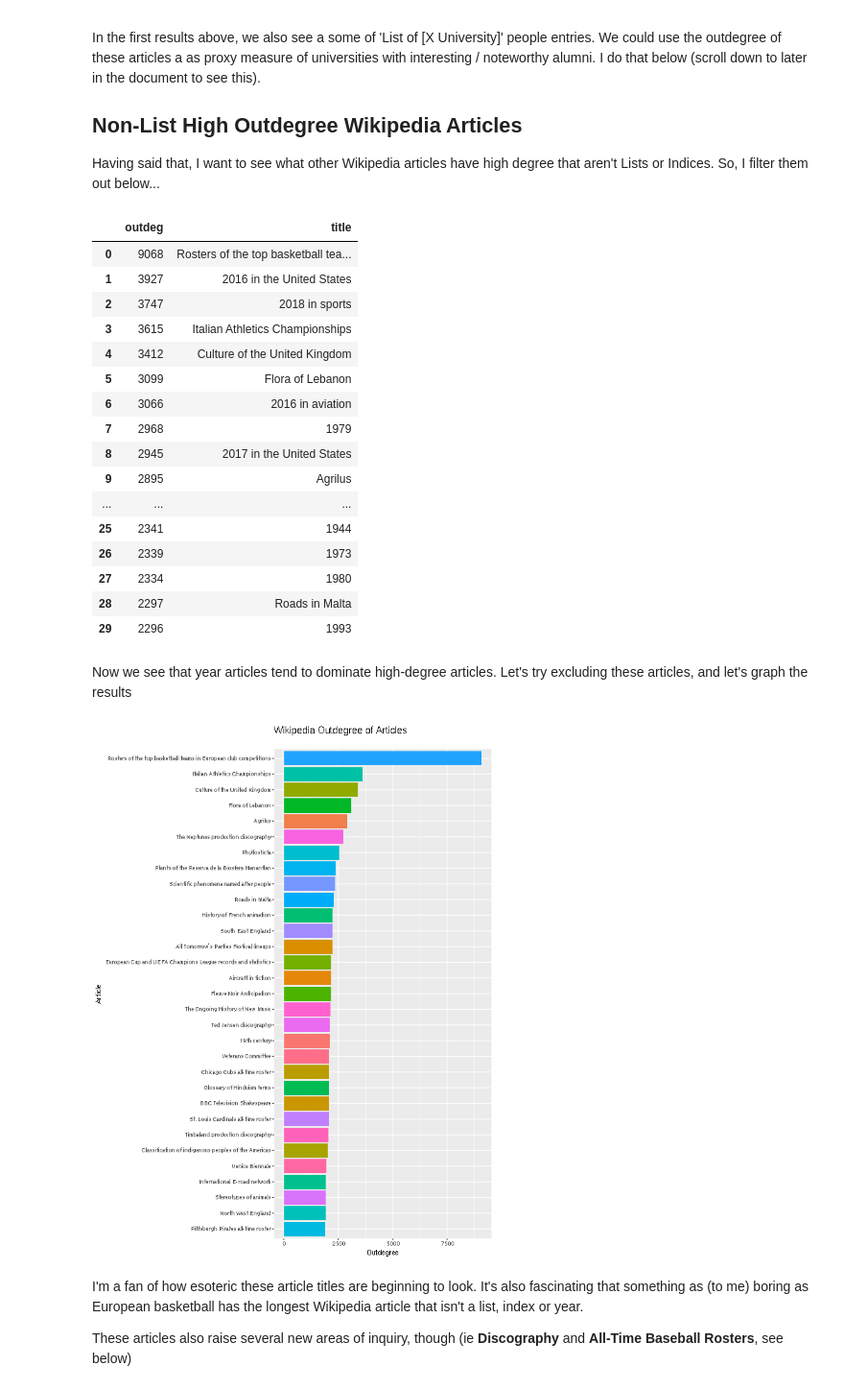
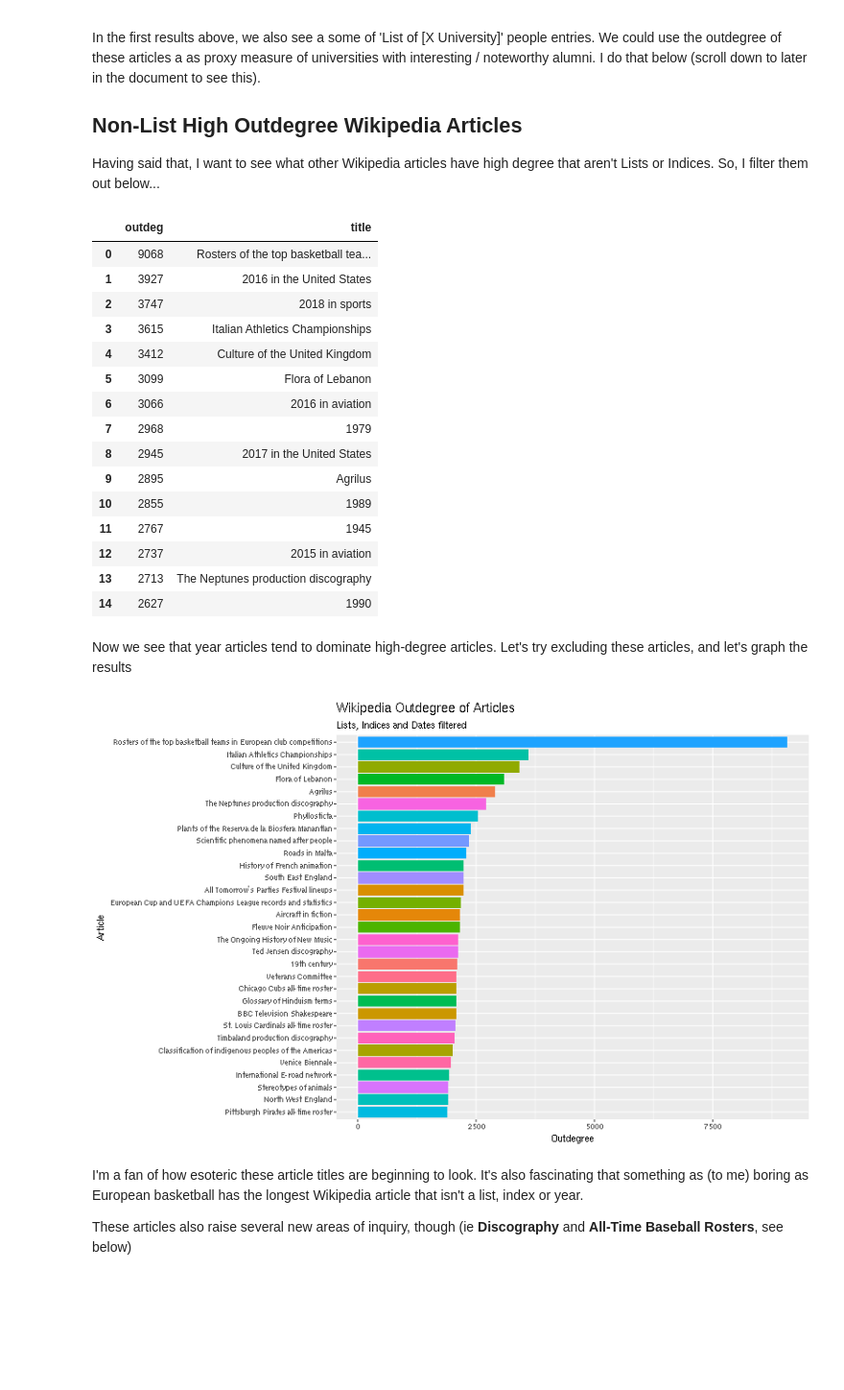
Before and after one commit to lacoperon/Wikipedia_Embedding, a Jupyter notebook: data_analysis.ipynb, the cells around one changed output. Shown: that part at 96% size. Saved outputs shown, nothing was run; the diff lists cells and outputs as text; code cells hidden in the pictures; blank space fills up the shorter version.

Commit message:
Fixed whacky figure dimensions

```diff
--- a/data_analysis.ipynb
+++ b/data_analysis.ipynb
@@ -195,7 +195,7 @@ Having said that, I want to see what other Wikipedia articles have high degree t
 # %%
 f_t_outdegs = list(filter(lambda x : not re.search("((L|l)ist)|(Index)|(Timeline)", x[0]), t_outdegs))
 f_t_df = outdeg_to_df(f_t_outdegs, 30)
-f_t_df.head(30)
+f_t_df.head(15)
 # %% [output]
 |  | outdeg | title |
 | 0 | 9068 | Rosters of the top basketball tea... |
@@ -208,36 +208,35 @@ f_t_df.head(30)
 | 7 | 2968 | 1979 |
 | 8 | 2945 | 2017 in the United States |
 | 9 | 2895 | Agrilus |
-| ... | ... | ... |
-| 25 | 2341 | 1944 |
-| 26 | 2339 | 1973 |
-| 27 | 2334 | 1980 |
-| 28 | 2297 | Roads in Malta |
-| 29 | 2296 | 1993 |
+| 10 | 2855 | 1989 |
+| 11 | 2767 | 1945 |
+| 12 | 2737 | 2015 in aviation |
+| 13 | 2713 | The Neptunes production discography |
+| 14 | 2627 | 1990 |
 # %% [markdown]
 Now we see that year articles tend to dominate high-degree articles. Let's try excluding these articles, and let's graph the results
 # %%
 f_y_t_outdegs = list(filter(lambda x : not re.search("[0-9]{4}", x[0]), f_t_outdegs))
 f_y_df = outdeg_to_df(f_y_t_outdegs, 30)
 # %%
-%%R -i f_y_df -w 600 -h 800
+%%R -i f_y_df -w 800 -h 500
 library(ggplot2)
 library(dplyr)
 
 plot_t_df <- function(f_y_df, title_label, title, subtitle="") {
     orig_title <- factor(f_y_df$title)
     f_y_df$title <- factor(f_y_df$title, levels=f_y_df$title[order(f_y_df$outdeg)])
     ggplot(f_y_df, aes(x=title, y=outdeg, fill=orig_title)) + geom_bar(stat="identity") +
     coord_flip() + theme(legend.position="") +
     labs(title=title,
      y = "Outdegree",
      x = title_label,
      subtitle=subtitle)
 }
 
-plot_t_df(f_y_df, "Article", "Wikipedia Outdegree of Articles")
+plot_t_df(f_y_df, "Article", "Wikipedia Outdegree of Articles", "Lists, Indices and Dates filtered")
 # %% [output]
-[figure, old version]
+[figure, new version]
 # %% [markdown]
 I'm a fan of how esoteric these article titles are beginning to look. It's also fascinating that something as (to me) boring as European basketball has the longest Wikipedia article that isn't a list, index or year.
 
```
Also changed, not shown: parts of 7 cells of this notebook.
